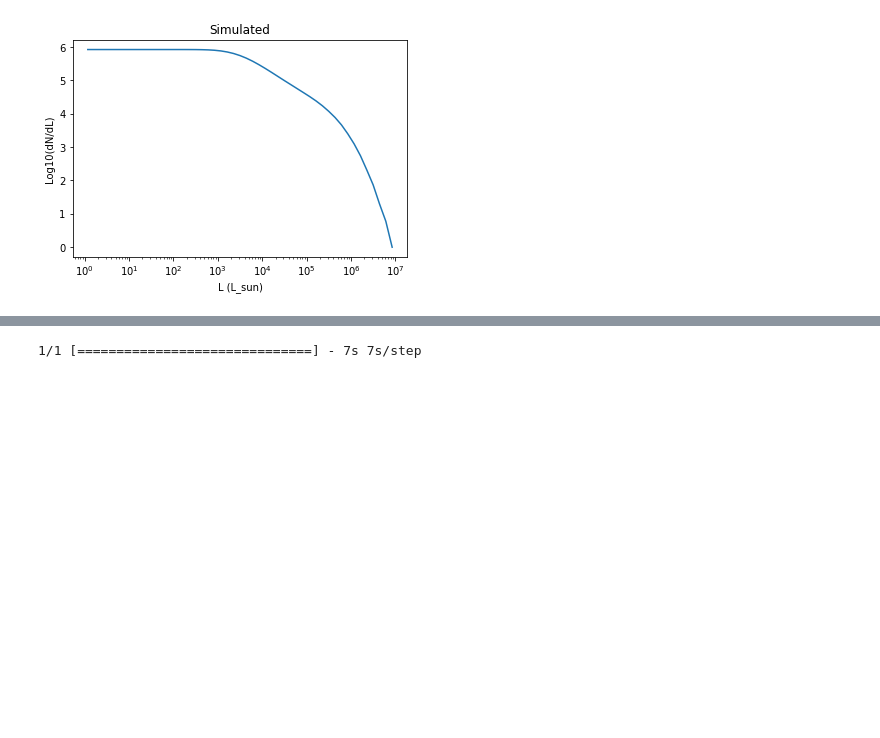
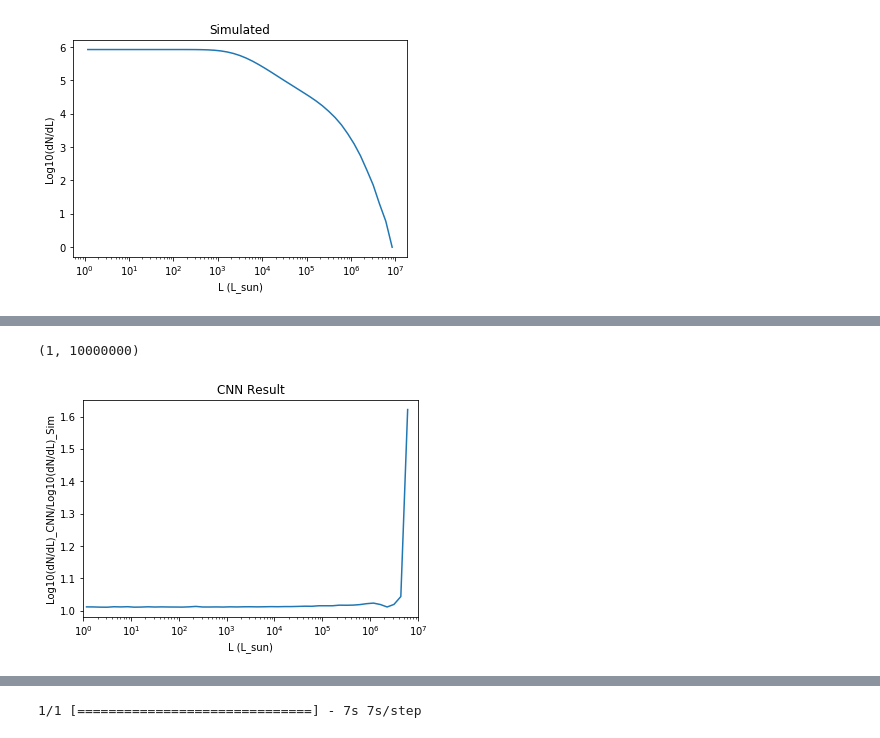
Before and after one commit to dnpfeffer/intensitymap_cnn, a Jupyter notebook: scripts/test_cnn.ipynb, the cells around one changed output, grey strips where cells are left out. Drawn from its saved outputs; the diff is of its cells as text; code cells hidden in the pictures; blank space fills up the shorter version.

```diff
--- a/scripts/test_cnn.ipynb
+++ b/scripts/test_cnn.ipynb
@@ -230,0 +287,10 @@ plt.ylabel('Log10(dN/dL)')
+# %%
+plt.semilogx(lumLogBinCents, newLum[0]/testLum)
+plt.title('CNN Result')
+plt.xlabel('L (L_sun)')
+plt.ylabel('Log10(dN/dL)_CNN/Log10(dN/dL)_Sim')
+plt.xlim([1, 10**7])
+# plt.ylim([0.98, 1.05])
+# %% [output]
+(1, 10000000)
+[figure, added]
```
Also changed, not shown: parts of 32 cells of this notebook, 3 other files.
